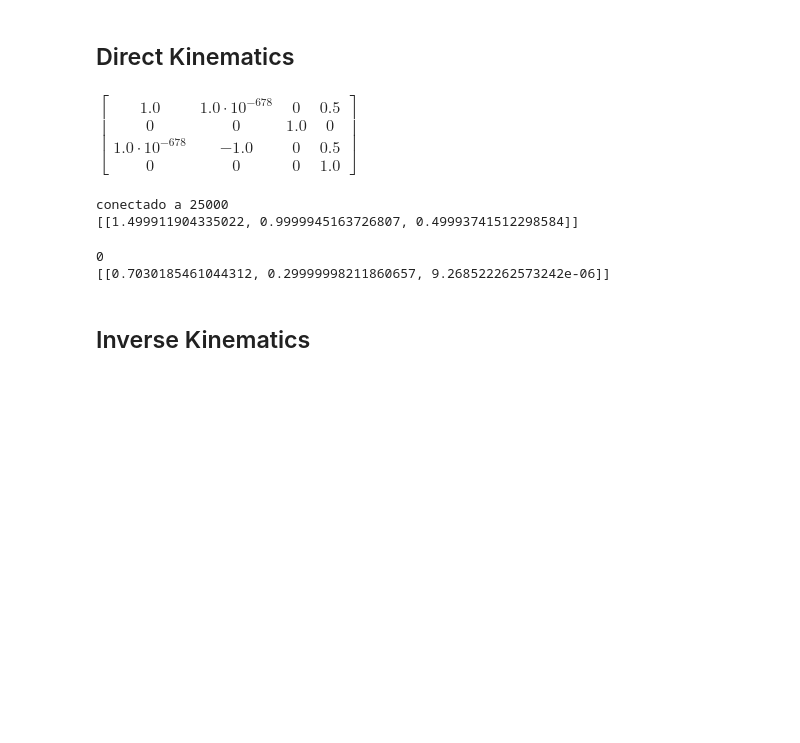
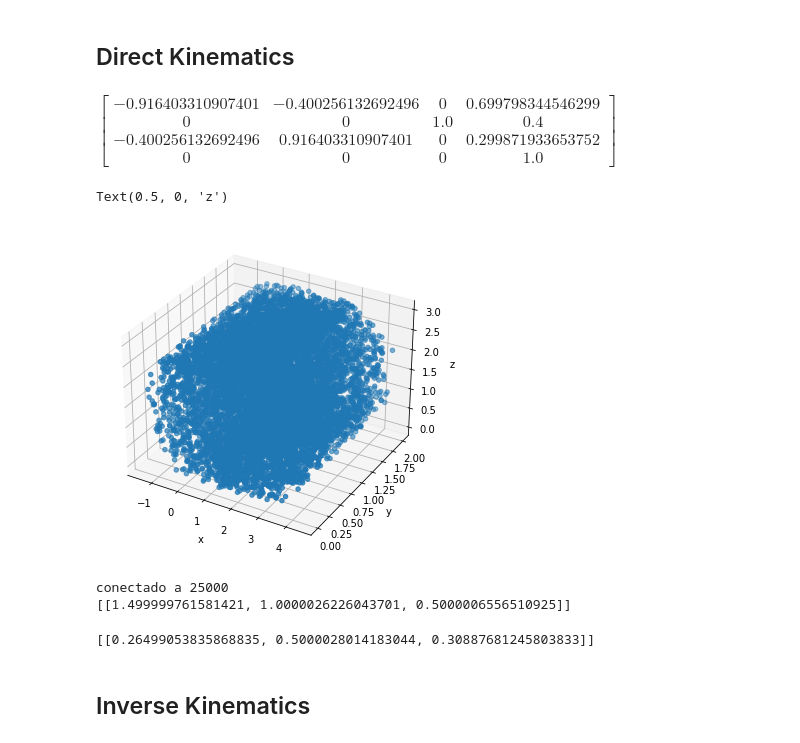
Before and after one commit to nadaol/Robotica_2021, a Jupyter notebook: src/Cinematica.ipynb, the cells around one changed output. Cells and saved outputs as stored; diff of their text form; code cells hidden in the pictures; blank space fills up the shorter version.

Commit message:
added work volume

```diff
--- a/src/Cinematica.ipynb
+++ b/src/Cinematica.ipynb
@@ -62,17 +64,43 @@ $\displaystyle \left[\begin{matrix}- \sin{\left(q_{1} \right)} \cos{\left(q_{2}
 ## Direct Kinematics
 # %%
 # Evaluate end effector transformation
-
 values ={      # Limits
 q1:0,           # (0-2pi)
-q2:-sp.pi/2,     # (-pi/2,pi/2)
-l1:0,           # (0,300cm)
-l2:0           # (0,200cm)
+q2:1.159,     # (-pi/2,pi/2)
+l1:1.158,           # (0,3m)
+l2:0.4           # (0,2m)
 }
 
 T05.evalf(subs=values)
 # %% [output]
-$\displaystyle \left[\begin{matrix}1.0 & 1.0 \cdot 10^{-678} & 0 & 0.5\\0 & 0 & 1.0 & 0\\1.0 \cdot 10^{-678} & -1.0 & 0 & 0.5\\0 & 0 & 0 & 1.0\end{matrix}\right]$
+$\displaystyle \left[\begin{matrix}-0.916403310907401 & -0.400256132692496 & 0 & 0.699798344546299\\0 & 0 & 1.0 & 0.4\\-0.400256132692496 & 0.916403310907401 & 0 & 0.299871933653752\\0 & 0 & 0 & 1.0\end{matrix}\right]$
+# %%
+# Evaluate random positions to plot the work volume
+N_POINTS = 10000
+points = np.zeros([N_POINTS,3])
+for i in range(N_POINTS):
+    values ={
+    q1:np.random.uniform(0,2*sp.pi),   # (0-2pi)
+    q2:np.random.uniform(-sp.pi/2,sp.pi/24),   # (-pi/2,pi/2)
+    l1:np.random.uniform(0,3),           # (0,3m)
+    l2:np.random.uniform(0,2),           # (0,2m)
+    }
+    points[i,0:3] = (np.array(T05.evalf(subs=values)[0:3,3]).squeeze())
+# %%
+#import mpld3
+#mpld3.enable_notebook()
+#%matplotlib notebook
+plt.rcParams['figure.figsize'] = (8,6)
+ax =plt.axes(projection='3d')
+
+ax.scatter3D(points[:,0],points[:,1],points[:,2])
+ax.set_xlabel('x')
+ax.set_ylabel('y')
+ax.set_zlabel('z')
+#ax.view_init(elev=00,azim=0)
+# %% [output]
+Text(0.5, 0, 'z')
+[figure, added]
 # %%
 # Function to connect to coppelia simulator
 
@@ -91,31 +119,29 @@ retCode,pjoint1=sim.simxGetObjectHandle(clientID,'pjoint1',sim.simx_opmode_block
 retCode,rjoint0=sim.simxGetObjectHandle(clientID,'rjoint0',sim.simx_opmode_blocking)
 retCode,rjoint1=sim.simxGetObjectHandle(clientID,'rjoint1',sim.simx_opmode_blocking)
 retCode,end_effector=sim.simxGetObjectHandle(clientID,'EndEffector',sim.simx_opmode_blocking)
-time.sleep(1)
+
 # Read end effector actual position
 returnCode,ef_pos = sim.simxGetObjectPosition(clientID,end_effector,-1,sim.simx_opmode_blocking) # Read tip position relative to base(-1) in meters
 print([ef_pos])
 # %% [output]
 conectado a 25000
-[[1.499911904335022, 0.9999945163726807, 0.49993741512298584]]
+[[1.499999761581421, 1.0000026226043701, 0.5000006556510925]]
 # %%
 # Send new values for joints
-l1 = 0.7
-l2 = 0.3
-q1 = -0*sp.pi/180
-q2 = -0*sp.pi/180
+q1 = -0.4
+q2 = 1.4
+l1 = 0.3
+l2 = 0.5
 retCode = sim.simxSetJointTargetPosition(clientID,pjoint0,l1, sim.simx_opmode_oneshot)
 retCode = sim.simxSetJointTargetPosition(clientID,pjoint1,l2, sim.simx_opmode_oneshot)
 retCode = sim.simxSetJointTargetPosition(clientID,rjoint0,q1, sim.simx_opmode_oneshot)
 retCode = sim.simxSetJointTargetPosition(clientID,rjoint1,q2, sim.simx_opmode_oneshot)
-print(retCode)
-
+time.sleep(2)
 # Read new end effector position
 returnCode,ef_pos = sim.simxGetObjectPosition(clientID,end_effector,-1,sim.simx_opmode_blocking) # Read tip position relative to base(-1) in meters
 print([ef_pos])
 # %% [output]
-0
-[[0.7030185461044312, 0.29999998211860657, 9.268522262573242e-06]]
+[[0.26499053835868835, 0.5000028014183044, 0.30887681245803833]]
 # %% [markdown]
 ## Inverse Kinematics
 # %%
```
Also changed, not shown: parts of 6 cells of this notebook, 2 other files.
